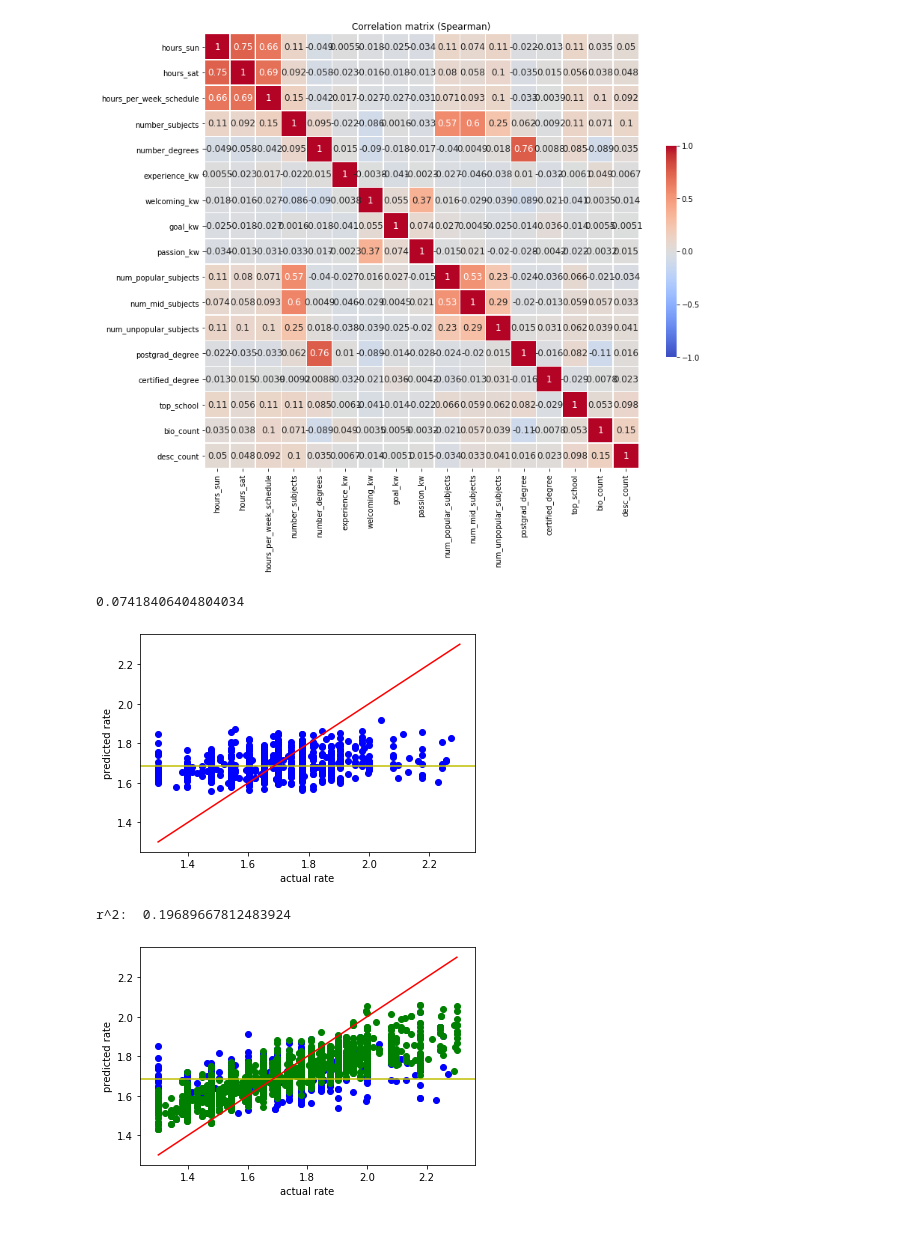
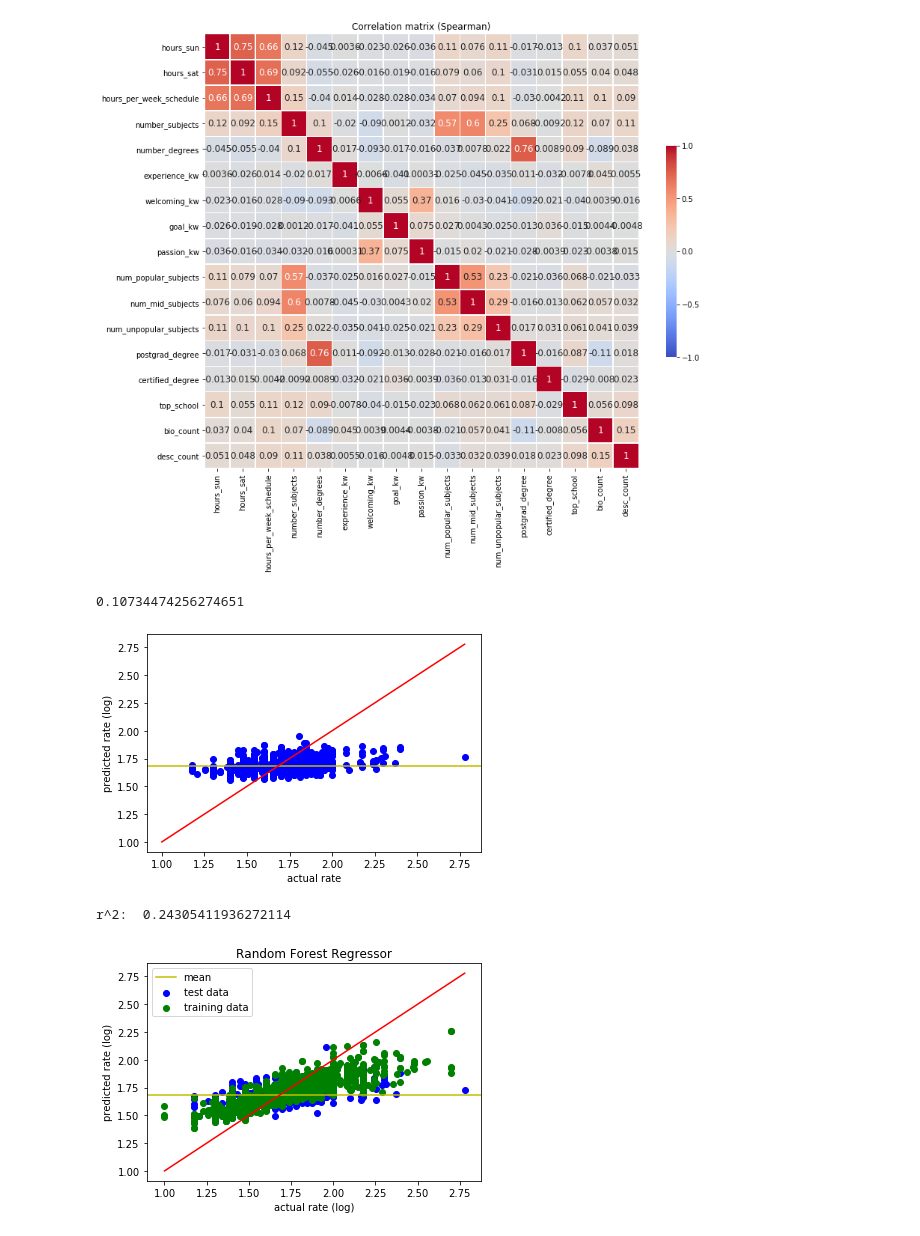
Before and after one commit to vijayoct27/tutor_prediction, a Jupyter notebook: tutor_rate.ipynb, the cells around one changed output. Saved outputs shown, nothing was run; the diff lists cells and outputs as text; code cells hidden in the pictures.

```diff
--- a/tutor_rate.ipynb
+++ b/tutor_rate.ipynb
@@ -34,8 +36,8 @@ df_eng = pd.concat([df_eng, df_nlp], axis=1)
 #df_eng = df_eng.loc[df_eng[df_eng['hours_per_week_estimate'] < 20].index]
 #df_eng = df_eng.loc[df_eng[df_eng['hours_per_week_estimate'] > 0.5].index]
 
-df_eng = df_eng.loc[df_eng[df_eng['rate'] <= 200].index]
-df_eng = df_eng.loc[df_eng[df_eng['rate'] >= 20].index]
+#df_eng = df_eng.loc[df_eng[df_eng['rate'] <= 200].index]
+#df_eng = df_eng.loc[df_eng[df_eng['rate'] >= 20].index]
 
 #df_eng = df_eng.loc[df_eng[df_eng['hours_tutor'] <= 1000].index]
 # %%
@@ -212,7 +214,7 @@ ax.set_xticklabels(spearman_corr.columns)
 ax.set_title('Correlation matrix (Spearman)')
 sns.set_style({'xtick.bottom': True}, {'ytick.left': True})
 # %% [output]
-[figure, old version]
+[figure, new version]
 # %%
 X_train, X_test, y_train, y_test = train_test_split(X, y_log, test_size=0.2, random_state=0)
 model = Ridge(alpha=1).fit(X_train, y_train)
@@ -226,32 +228,33 @@ x = np.linspace(y_log.min(), y_log.max(),100)
 plt.plot(x, x, '-r')
 
 plt.xlabel('actual rate')
-plt.ylabel('predicted rate')
+plt.ylabel('predicted rate (log)')
 
 plt.show()
 # %% [output]
-0.07418406404804034
+0.10734474256274651
-[figure, old version]
+[figure, new version]
 # %%
 rf = RandomForestRegressor(n_estimators=100, criterion='mse', random_state=0, min_samples_leaf = 5)
 X_train, X_test, y_train, y_test = train_test_split(X, y_log, test_size=0.2, random_state=0)
 rf.fit(X_train, y_train)
 y_predict = rf.predict(X_test)
 y_fit = rf.predict(X_train)
 
 print('r^2: ', r2_score(y_test, y_predict))
-plt.scatter(np.array(y_test), y_predict, color='b')
-plt.scatter(np.array(y_train), y_fit, color='g')
-plt.axhline(y=y_log.mean(), color='y', linestyle='-')
+plt.scatter(np.array(y_test), y_predict, color='b', label='test data')
+plt.scatter(np.array(y_train), y_fit, color='g', label='training data')
+plt.axhline(y=y_log.mean(), color='y', linestyle='-', label='mean')
 x = np.linspace(y_log.min(), y_log.max(),100)
 plt.plot(x, x, '-r')
-
-plt.xlabel('actual rate')
-plt.ylabel('predicted rate')
+plt.legend()
+plt.title('Random Forest Regressor')
+plt.xlabel('actual rate (log)')
+plt.ylabel('predicted rate (log)')
 plt.show()
 # %% [output]
-r^2:  0.19689667812483924
+r^2:  0.24305411936272114
-[figure, old version]
+[figure, new version]
 # %%
 rf = RandomForestRegressor(n_estimators=100, criterion='mse', random_state=0, min_samples_leaf = 5)
 features = list(X.columns)
```
Also changed, not shown: parts of 12 cells of this notebook, 5 other files.
